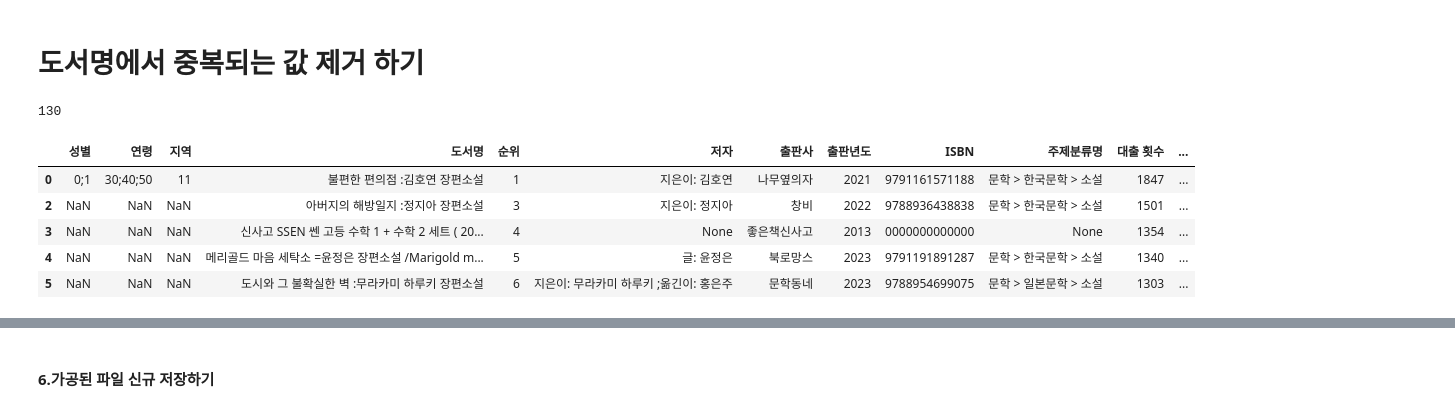
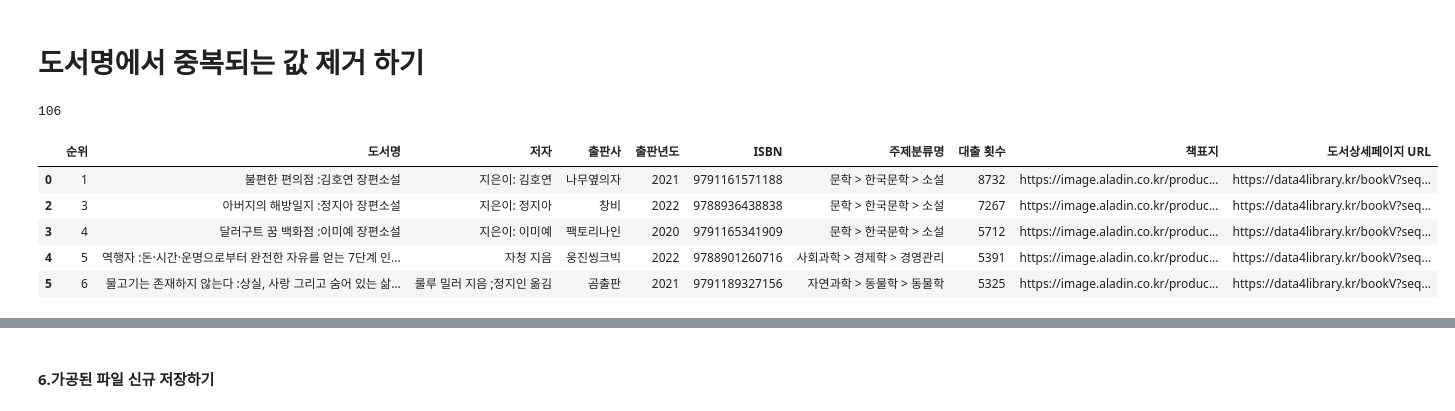
Before and after one commit to ellieyakim0829/dataAnalysis, a Jupyter notebook: 2_미니프로젝트_데이터분석_OpenAPI_xml_실습_20240501.ipynb, the cells around one changed output, grey strips where cells are left out. Saved outputs shown, nothing was run; the diff lists cells and outputs as text; code cells hidden in the pictures.

```diff
--- a/2_미니프로젝트_데이터분석_OpenAPI_xml_실습_20240501.ipynb
+++ b/2_미니프로젝트_데이터분석_OpenAPI_xml_실습_20240501.ipynb
@@ -231,6 +231,7 @@ books = []
 
 # 각 도서 정보에 접근하여 리스트에 추가
 for doc in root.findall('.//docs/doc'):
+    ranking = doc.find('ranking').text
     bookname = doc.find('bookname').text
     ranking = doc.find('ranking').text
     authors = doc.find('authors').text
@@ -243,6 +244,7 @@ for doc in root.findall('.//docs/doc'):
     bookDtlUrl = doc.find('bookDtlUrl').text
 
     books.append({
+        '순위': ranking,
         '도서명': bookname,
         '순위': ranking,
         '저자': authors,
@@ -325,24 +335,22 @@ result_df.head(3)
 # 도서명에서 중복되는 값 제거 하기
 # %%
 # 중복 되지 않은 값의 개수와  책 이름을 확인
-# print( f'#고유한 값 갯수:{len(result_df.도서명.unique())}' )
-# print( f'#고유한 책 이름명:{result_df.도서명.unique()}' )
+# print( f'#고유한 값 갯수:{len(books_df.도서명.unique())}' )
+# print( f'#고유한 책 이름명:{books_df.도서명.unique()}' )
 
 # '도서명' 열에서 중복되지 않는 고유한 값들을 추출하여 unique_books 변수에 저장
-# unique_books = result_df['도서명'].unique()
+# unique_books = books_df['도서명'].unique()
 # print(len(unique_books))
 
 # # '도서명' 열을 기준으로 중복된 값을 제거하고 고유한 값들을 추출하여 unique_books_df 변수에 저장 새로운 DataFrame을 생성
-unique_books_df = result_df.drop_duplicates(subset=['도서명'])
+unique_books_df = books_df.drop_duplicates(subset=['도서명'])
 print(len(unique_books_df))
 unique_books_df.head(5)
-
-# unique_books_df.to_csv('unique_books_data.csv', encoding='cp949', index=False)
 # %% [output]
-130
+106
-|  | 성별 | 연령 | 지역 | 도서명 | 순위 | 저자 | 출판사 | 출판년도 | ISBN | 주제분류명 | 대출 횟수 | ... |
-| 0 | 0;1 | 30;40;50 | 11 | 불편한 편의점 :김호연 장편소설 | 1 | 지은이: 김호연 | 나무옆의자 | 2021 | 9791161571188 | 문학 > 한국문학 > 소설 | 1847 | ... |
-| 2 | NaN | NaN | NaN | 아버지의 해방일지 :정지아 장편소설 | 3 | 지은이: 정지아 | 창비 | 2022 | 9788936438838 | 문학 > 한국문학 > 소설 | 1501 | ... |
-| 3 | NaN | NaN | NaN | 신사고 SSEN 쎈 고등 수학 1 + 수학 2 세트 ( 20... | 4 | None | 좋은책신사고 | 2013 | 0000000000000 | None | 1354 | ... |
-| 4 | NaN | NaN | NaN | 메리골드 마음 세탁소 =윤정은 장편소설 /Marigold m... | 5 | 글: 윤정은 | 북로망스 | 2023 | 9791191891287 | 문학 > 한국문학 > 소설 | 1340 | ... |
-| 5 | NaN | NaN | NaN | 도시와 그 불확실한 벽 :무라카미 하루키 장편소설 | 6 | 지은이: 무라카미 하루키 ;옮긴이: 홍은주 | 문학동네 | 2023 | 9788954699075 | 문학 > 일본문학 > 소설 | 1303 | ... |
+|  | 순위 | 도서명 | 저자 | 출판사 | 출판년도 | ISBN | 주제분류명 | 대출 횟수 | 책표지 | 도서상세페이지 URL |
+| 0 | 1 | 불편한 편의점 :김호연 장편소설 | 지은이: 김호연 | 나무옆의자 | 2021 | 9791161571188 | 문학 > 한국문학 > 소설 | 8732 | https://image.aladin.co.kr/produc... | https://data4library.kr/bookV?seq... |
+| 2 | 3 | 아버지의 해방일지 :정지아 장편소설 | 지은이: 정지아 | 창비 | 2022 | 9788936438838 | 문학 > 한국문학 > 소설 | 7267 | https://image.aladin.co.kr/produc... | https://data4library.kr/bookV?seq... |
+| 3 | 4 | 달러구트 꿈 백화점 :이미예 장편소설 | 지은이: 이미예 | 팩토리나인 | 2020 | 9791165341909 | 문학 > 한국문학 > 소설 | 5712 | https://image.aladin.co.kr/produc... | https://data4library.kr/bookV?seq... |
+| 4 | 5 | 역행자 :돈·시간·운명으로부터 완전한 자유를 얻는 7단계 인... | 자청 지음 | 웅진씽크빅 | 2022 | 9788901260716 | 사회과학 > 경제학 > 경영관리 | 5391 | https://image.aladin.co.kr/produc... | https://data4library.kr/bookV?seq... |
+| 5 | 6 | 물고기는 존재하지 않는다 :상실, 사랑 그리고 숨어 있는 삶... | 룰루 밀러 지음 ;정지인 옮김 | 곰출판 | 2021 | 9791189327156 | 자연과학 > 동물학 > 동물학 | 5325 | https://image.aladin.co.kr/produc... | https://data4library.kr/bookV?seq... |
```
Also changed, not shown: parts of 26 cells of this notebook.
